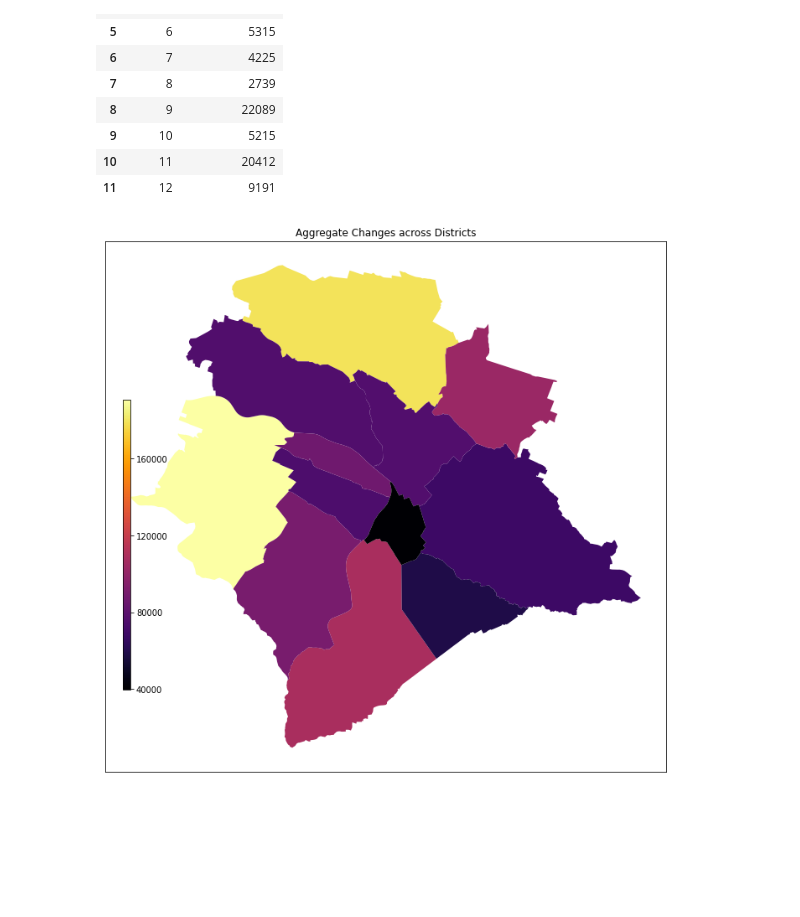
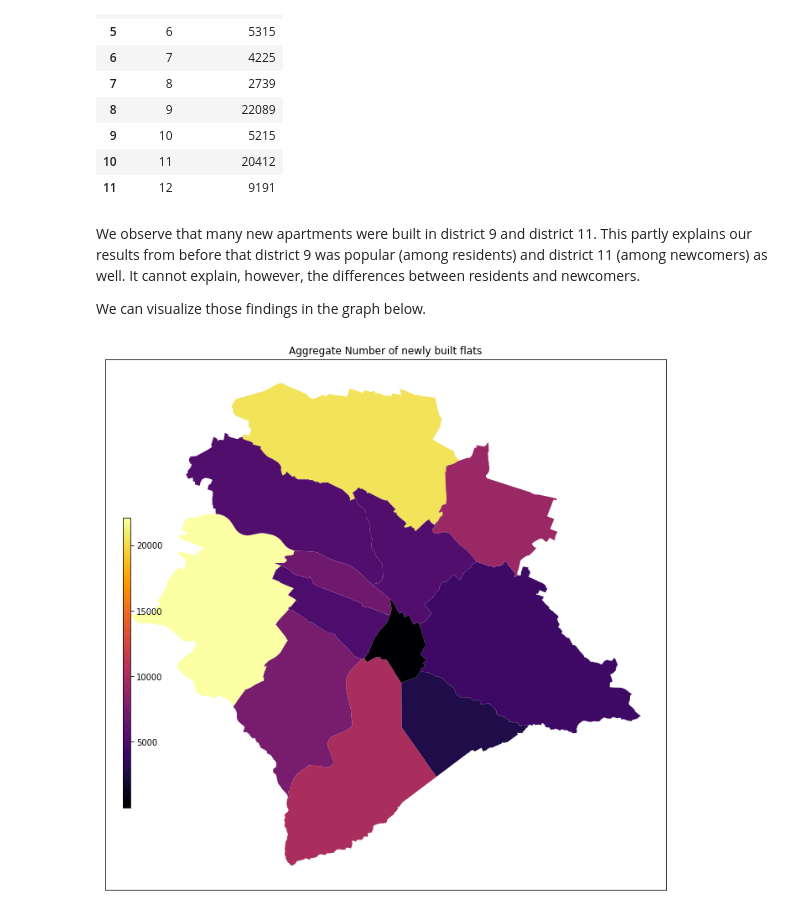
Before and after one commit to michaelstiefel/Zurich_Popular_Districs, a Jupyter notebook: Zurich-Popular-Districts.ipynb, the cells around one changed output. Drawn from its saved outputs; the diff is of its cells as text; code cells hidden in the pictures; blank space fills up the shorter version.

```diff
--- a/Zurich-Popular-Districts.ipynb
+++ b/Zurich-Popular-Districts.ipynb
@@ -301,6 +334,15 @@ df_allyears = df_newcomers_residents_consolidated.groupby('District')['NetChange
 # %%
 def plot_data_in_map_of_Zurich(df, column_name, column_title, filename):
     """
+    This is a custom function to visualize the data in the map of Zurich.
+    Input:
+       - df: pandas dataframe
+       - column_name: name of the column in df which we want to visualize (should be numeric)
+       - column_title: title of the column to also display as the title of the graph
+       - filename: name of the file to save the generated graph.
+    Output:
+       - None, graph is printed to console and saved it in filename.
+
     """
     fig, ax = plt.subplots(1, figsize=(12, 12))
     ax.set_title(column_title)
@@ -461,31 +503,14 @@ df_buildings_stat.style
 | 9 | 10 | 5215 |
 | 10 | 11 | 20412 |
 | 11 | 12 | 9191 |
+# %% [markdown]
+We observe that many new apartments were built in district 9 and district 11. This partly explains our results from before that district 9 was popular (among residents) and district 11 (among newcomers) as well. It cannot explain, however, the differences between residents and newcomers.
+
+We can visualize those findings in the graph below.
 # %%
-fig, ax = plt.subplots(1, figsize=(12, 12))
-ax.set_title('Aggregate Changes across Districts')
-ax.axes.xaxis.set_visible(False)
-ax.axes.yaxis.set_visible(False)
-
-df_buildings_stat_vis = geo_df.merge(df_buildings_stat, right_on='District', left_on="name")
-
-cmap = 'inferno'
-vmin = df_buildings_stat_vis['NumberOfFlats'].min()
-vmax = df_buildings_stat_vis['NumberOfFlats'].max()
-sm = plt.cm.ScalarMappable(norm=plt.Normalize(vmin=vmin, vmax=vmax), cmap=cmap)
-
-df_buildings_stat_vis.plot(column='NumberOfFlats', ax=ax, cmap=cmap)
-
-
-
-cbaxes = fig.add_axes([0.15, 0.25, 0.01, 0.4])
-cbar = fig.colorbar(sm_netchange, cax=cbaxes)
-tick_locator = ticker.MaxNLocator(nbins=5)
-cbar.locator = tick_locator
-cbar.update_ticks()
-
-
-
-plt.savefig(f"./results/NewFlatsAcrossDistricts.png")
+plot_data_in_map_of_Zurich(df = df_buildings_stat,
+                          column_name = 'NumberOfFlats',
+                          column_title = 'Aggregate Number of newly built flats',
+                          filename = 'Number_of_newly_built_apartments.png')
 # %% [output]
-[figure, old version]
+[figure, new version]
```
Also changed, not shown: parts of 12 cells of this notebook, 3 other files.
